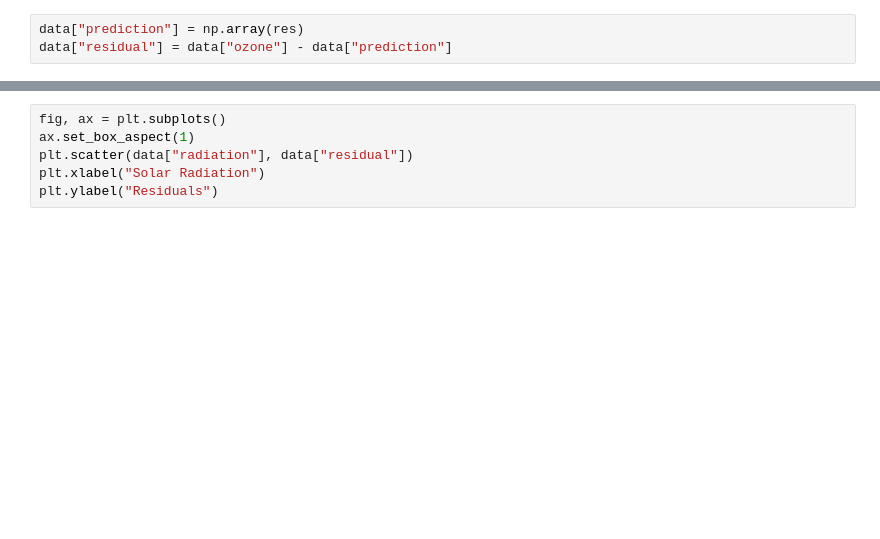
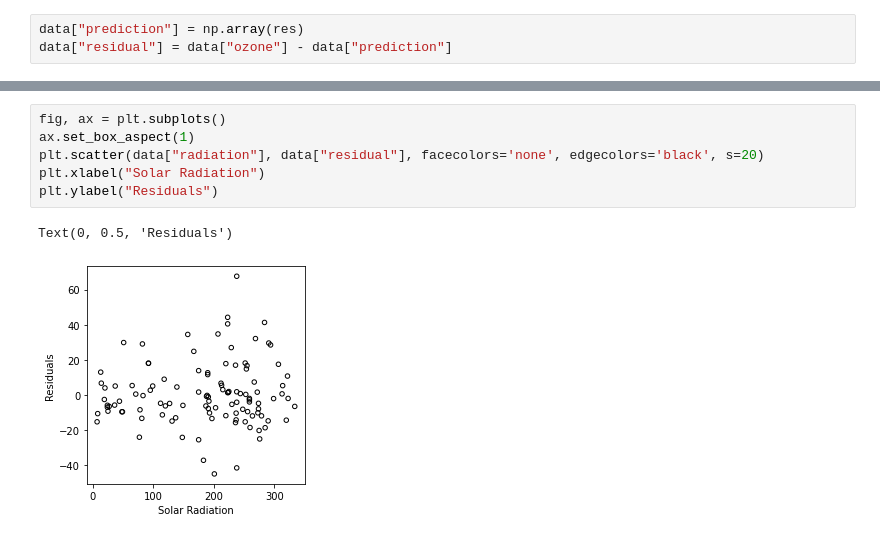
Before and after one commit to santifiorino/loess, a Jupyter notebook: experimentation.ipynb, the cells around one changed output, grey strips where cells are left out. Saved outputs shown, nothing was run; the diff lists cells and outputs as text; blank space fills up the shorter version.

```diff
--- a/experimentation.ipynb
+++ b/experimentation.ipynb
@@ -75,9 +122,12 @@ plt.ylabel("Absolute Residuals")
 # %%
 fig, ax = plt.subplots()
 ax.set_box_aspect(1)
-plt.scatter(data["radiation"], data["residual"])
+plt.scatter(data["radiation"], data["residual"], facecolors='none', edgecolors='black', s=20)
 plt.xlabel("Solar Radiation")
 plt.ylabel("Residuals")
+# %% [output]
+Text(0, 0.5, 'Residuals')
+[figure, added]
 # %%
 fig, ax = plt.subplots()
 ax.set_box_aspect(1)
```
Also changed, not shown: parts of 10 cells of this notebook.
